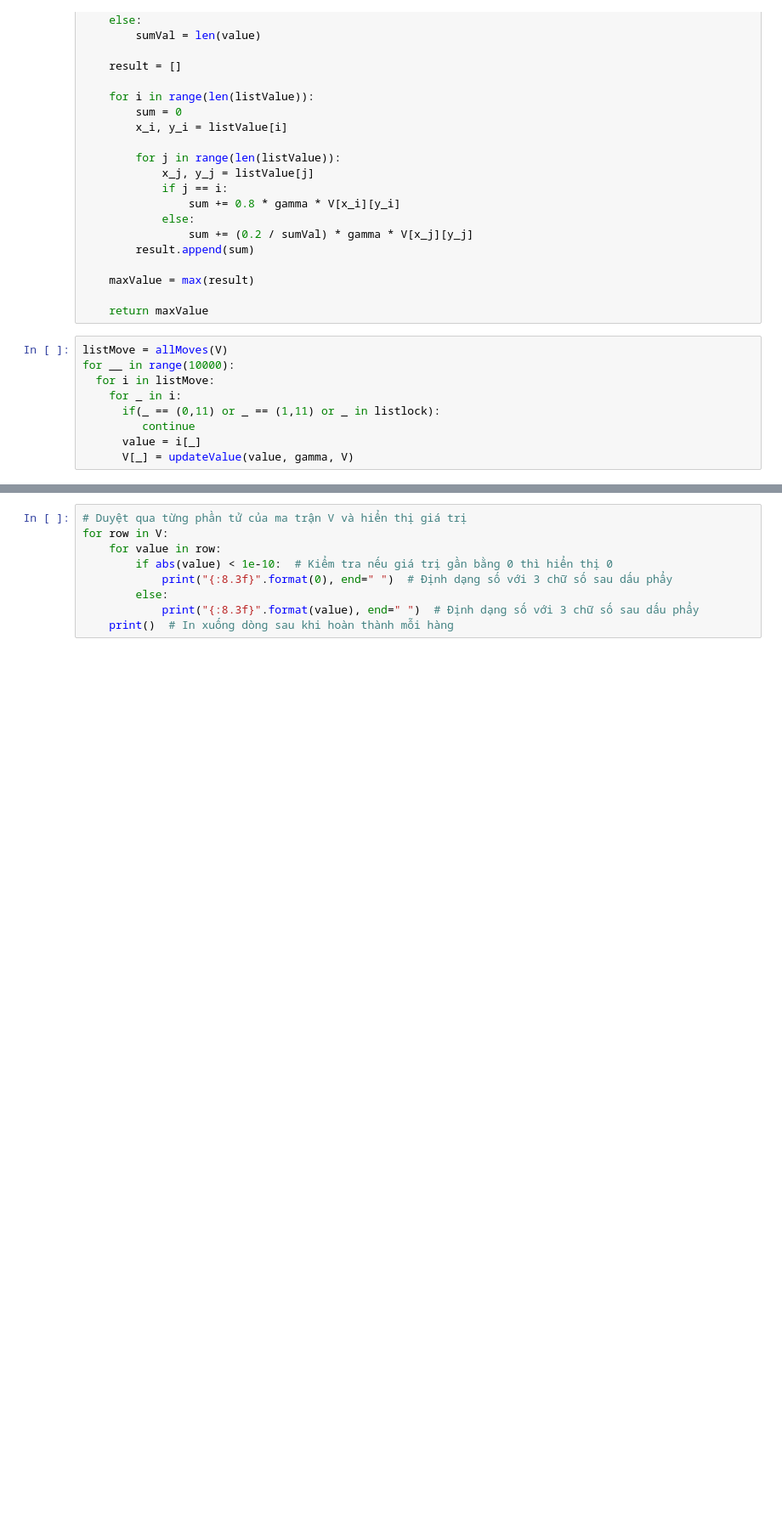
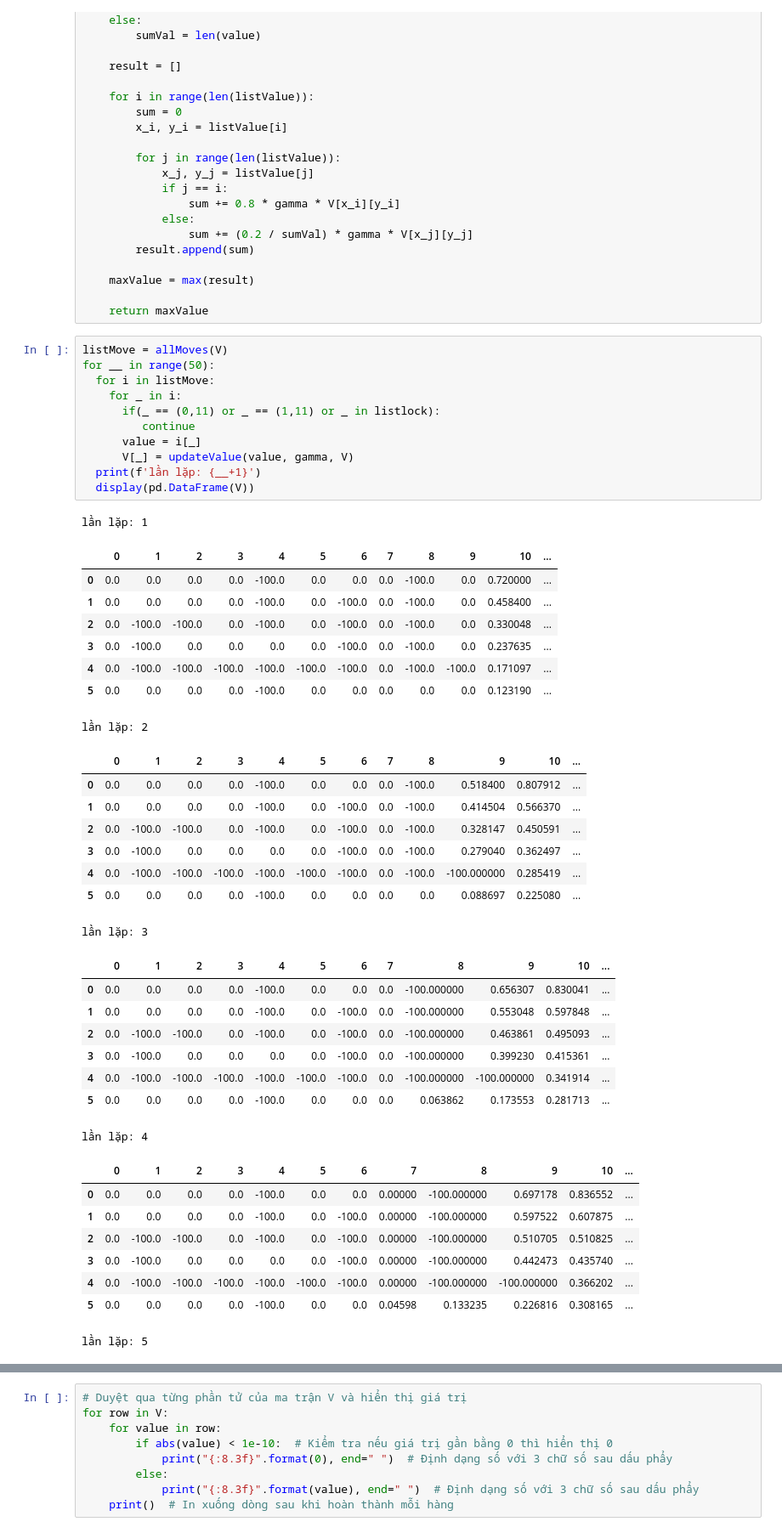
Before and after one commit to thinh2904/BT_Tong_Hop, a Jupyter notebook: day6_RL.ipynb, the cells around one changed output, grey strips where cells are left out. Shown at 85% size. Saved outputs shown, nothing was run; the diff lists cells and outputs as text; blank space fills up the shorter version.

```diff
--- a/day6_RL.ipynb
+++ b/day6_RL.ipynb
@@ -115,10 +116,46 @@ def updateValue(value, gamma, V):
     return maxValue
 # %%
 listMove = allMoves(V)
-for __ in range(10000):
+for __ in range(50):
   for i in listMove:
     for _ in i:
       if(_ == (0,11) or _ == (1,11) or _ in listlock):
          continue
       value = i[_]
       V[_] = updateValue(value, gamma, V)
+  print(f'lần lặp: {__+1}')
+  display(pd.DataFrame(V))
+# %% [output]
+lần lặp: 1
+|  | 0 | 1 | 2 | 3 | 4 | 5 | 6 | 7 | 8 | 9 | 10 | ... |
+| 0 | 0.0 | 0.0 | 0.0 | 0.0 | -100.0 | 0.0 | 0.0 | 0.0 | -100.0 | 0.0 | 0.720000 | ... |
+| 1 | 0.0 | 0.0 | 0.0 | 0.0 | -100.0 | 0.0 | -100.0 | 0.0 | -100.0 | 0.0 | 0.458400 | ... |
+| 2 | 0.0 | -100.0 | -100.0 | 0.0 | -100.0 | 0.0 | -100.0 | 0.0 | -100.0 | 0.0 | 0.330048 | ... |
+| 3 | 0.0 | -100.0 | 0.0 | 0.0 | 0.0 | 0.0 | -100.0 | 0.0 | -100.0 | 0.0 | 0.237635 | ... |
+| 4 | 0.0 | -100.0 | -100.0 | -100.0 | -100.0 | -100.0 | -100.0 | 0.0 | -100.0 | -100.0 | 0.171097 | ... |
+| 5 | 0.0 | 0.0 | 0.0 | 0.0 | -100.0 | 0.0 | 0.0 | 0.0 | 0.0 | 0.0 | 0.123190 | ... |
+lần lặp: 2
+|  | 0 | 1 | 2 | 3 | 4 | 5 | 6 | 7 | 8 | 9 | 10 | ... |
+| 0 | 0.0 | 0.0 | 0.0 | 0.0 | -100.0 | 0.0 | 0.0 | 0.0 | -100.0 | 0.518400 | 0.807912 | ... |
+| 1 | 0.0 | 0.0 | 0.0 | 0.0 | -100.0 | 0.0 | -100.0 | 0.0 | -100.0 | 0.414504 | 0.566370 | ... |
+| 2 | 0.0 | -100.0 | -100.0 | 0.0 | -100.0 | 0.0 | -100.0 | 0.0 | -100.0 | 0.328147 | 0.450591 | ... |
+| 3 | 0.0 | -100.0 | 0.0 | 0.0 | 0.0 | 0.0 | -100.0 | 0.0 | -100.0 | 0.279040 | 0.362497 | ... |
+| 4 | 0.0 | -100.0 | -100.0 | -100.0 | -100.0 | -100.0 | -100.0 | 0.0 | -100.0 | -100.000000 | 0.285419 | ... |
+| 5 | 0.0 | 0.0 | 0.0 | 0.0 | -100.0 | 0.0 | 0.0 | 0.0 | 0.0 | 0.088697 | 0.225080 | ... |
+lần lặp: 3
+|  | 0 | 1 | 2 | 3 | 4 | 5 | 6 | 7 | 8 | 9 | 10 | ... |
+| 0 | 0.0 | 0.0 | 0.0 | 0.0 | -100.0 | 0.0 | 0.0 | 0.0 | -100.000000 | 0.656307 | 0.830041 | ... |
+| 1 | 0.0 | 0.0 | 0.0 | 0.0 | -100.0 | 0.0 | -100.0 | 0.0 | -100.000000 | 0.553048 | 0.597848 | ... |
+| 2 | 0.0 | -100.0 | -100.0 | 0.0 | -100.0 | 0.0 | -100.0 | 0.0 | -100.000000 | 0.463861 | 0.495093 | ... |
+| 3 | 0.0 | -100.0 | 0.0 | 0.0 | 0.0 | 0.0 | -100.0 | 0.0 | -100.000000 | 0.399230 | 0.415361 | ... |
+| 4 | 0.0 | -100.0 | -100.0 | -100.0 | -100.0 | -100.0 | -100.0 | 0.0 | -100.000000 | -100.000000 | 0.341914 | ... |
+| 5 | 0.0 | 0.0 | 0.0 | 0.0 | -100.0 | 0.0 | 0.0 | 0.0 | 0.063862 | 0.173553 | 0.281713 | ... |
+lần lặp: 4
+|  | 0 | 1 | 2 | 3 | 4 | 5 | 6 | 7 | 8 | 9 | 10 | ... |
+| 0 | 0.0 | 0.0 | 0.0 | 0.0 | -100.0 | 0.0 | 0.0 | 0.00000 | -100.000000 | 0.697178 | 0.836552 | ... |
+| 1 | 0.0 | 0.0 | 0.0 | 0.0 | -100.0 | 0.0 | -100.0 | 0.00000 | -100.000000 | 0.597522 | 0.607875 | ... |
+| 2 | 0.0 | -100.0 | -100.0 | 0.0 | -100.0 | 0.0 | -100.0 | 0.00000 | -100.000000 | 0.510705 | 0.510825 | ... |
+| 3 | 0.0 | -100.0 | 0.0 | 0.0 | 0.0 | 0.0 | -100.0 | 0.00000 | -100.000000 | 0.442473 | 0.435740 | ... |
+| 4 | 0.0 | -100.0 | -100.0 | -100.0 | -100.0 | -100.0 | -100.0 | 0.00000 | -100.000000 | -100.000000 | 0.366202 | ... |
+| 5 | 0.0 | 0.0 | 0.0 | 0.0 | -100.0 | 0.0 | 0.0 | 0.04598 | 0.133235 | 0.226816 | 0.308165 | ... |
+lần lặp: 5
```
Also changed, not shown: parts of 3 cells of this notebook.
